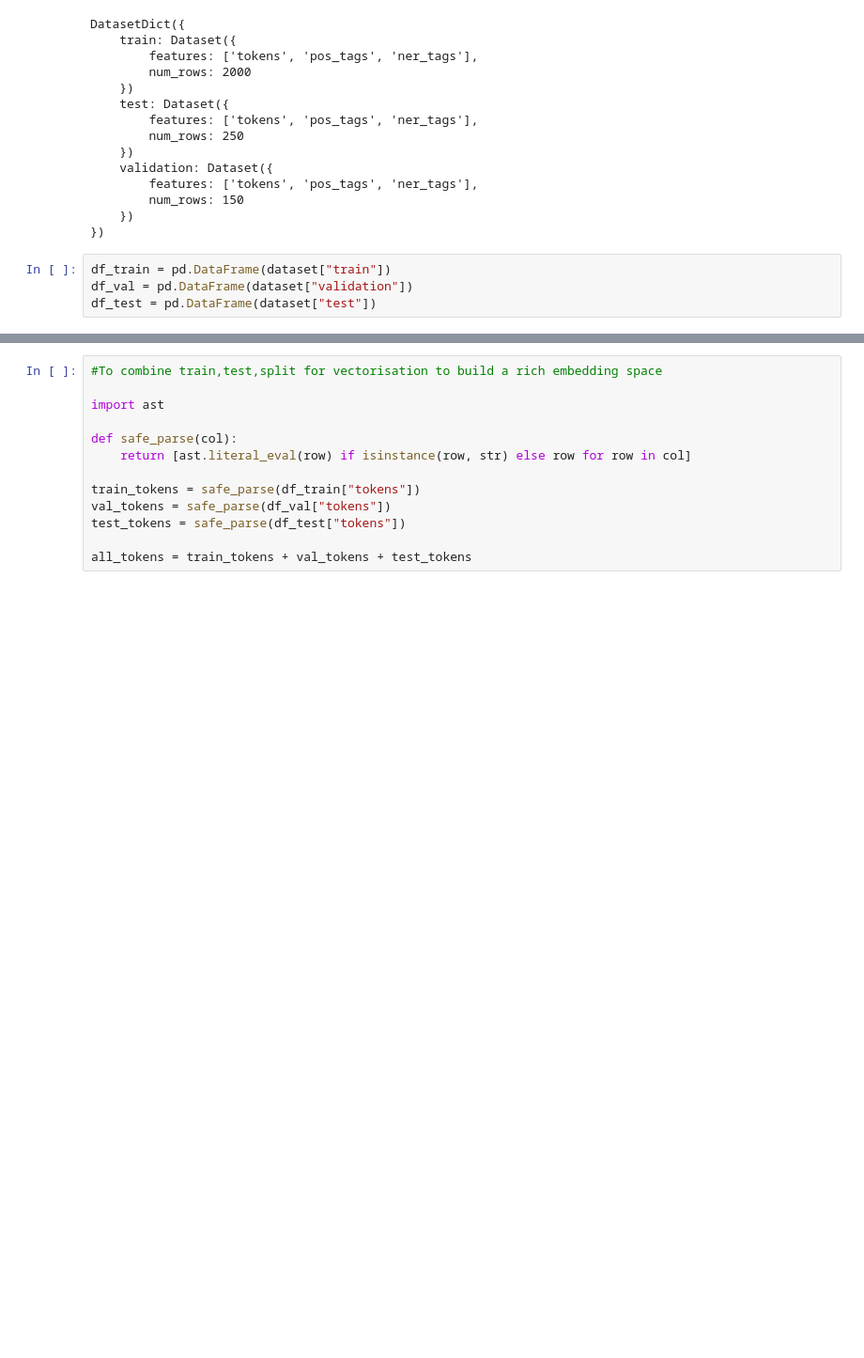
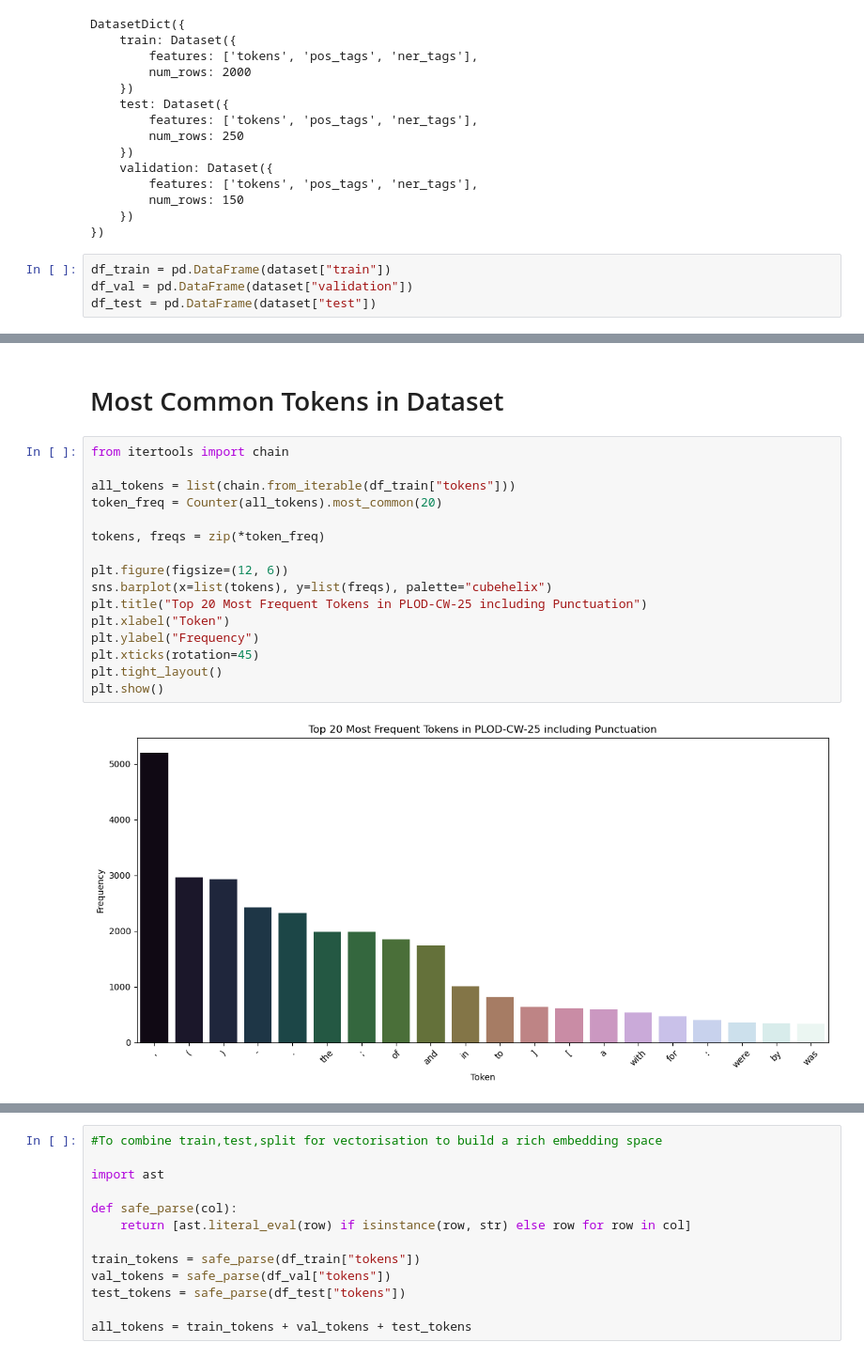
Before and after one commit to Michael-David-Lam/NLP-Final-Project, a Jupyter notebook: main.ipynb, the cells around one changed output, grey strips where cells are left out. Shown at 94% size. Drawn from its saved outputs; the diff is of its cells as text; blank space fills up the shorter version.

```diff
--- a/main.ipynb
+++ b/main.ipynb
@@ -81,0 +135,20 @@ df_test = pd.DataFrame(dataset["test"])
+# %% [markdown]
+# Most Common Tokens in Dataset
+# %%
+from itertools import chain
+
+all_tokens = list(chain.from_iterable(df_train["tokens"]))
+token_freq = Counter(all_tokens).most_common(20)
+
+tokens, freqs = zip(*token_freq)
+
+plt.figure(figsize=(12, 6))
+sns.barplot(x=list(tokens), y=list(freqs), palette="cubehelix")
+plt.title("Top 20 Most Frequent Tokens in PLOD-CW-25 including Punctuation")
+plt.xlabel("Token")
+plt.ylabel("Frequency")
+plt.xticks(rotation=45)
+plt.tight_layout()
+plt.show()
+# %% [output]
+[figure, added]
```
Also changed, not shown: parts of 10 cells of this notebook.
